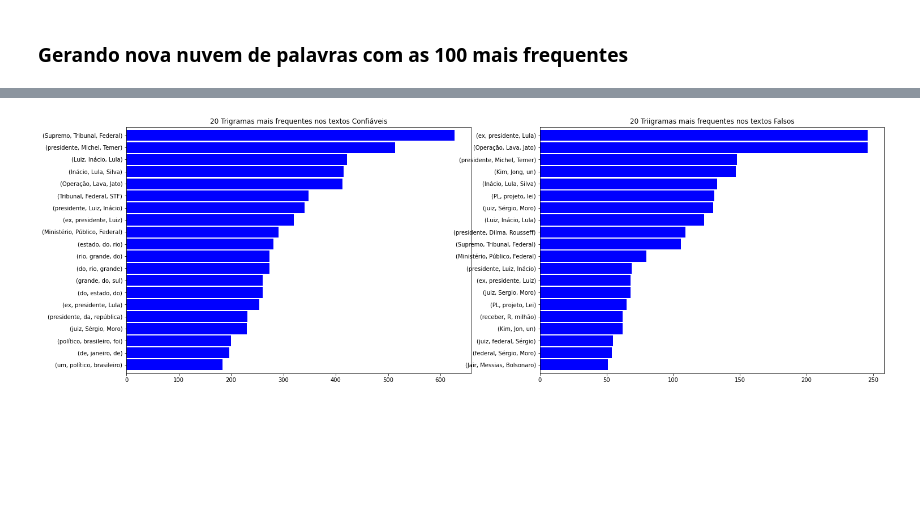
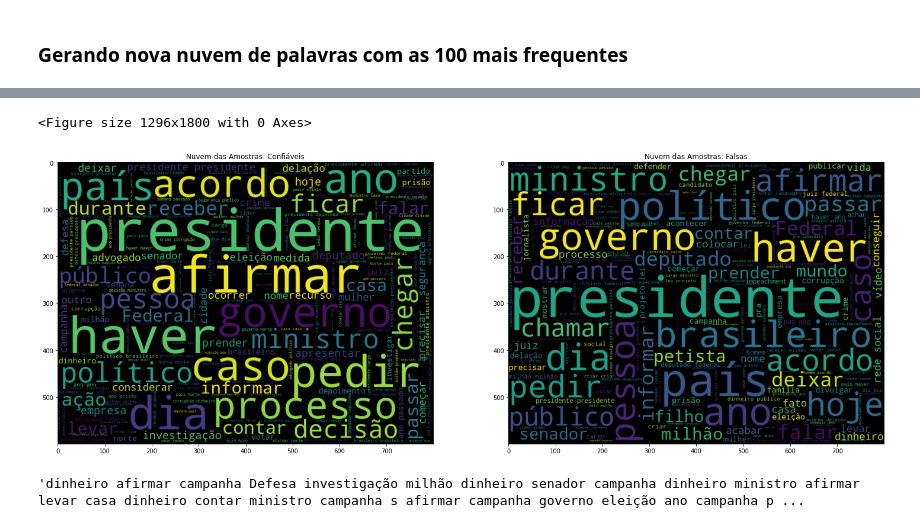
Before and after one commit to caesarcc/pucminas-tcc-fake-news-detection, a Jupyter notebook: passo04_analise_exploracao.ipynb, the cells around one changed output, grey strips where cells are left out. Cells and saved outputs as stored; diff of their text form; code cells hidden in the pictures; blank space fills up the shorter version.

```diff
--- a/passo04_analise_exploracao.ipynb
+++ b/passo04_analise_exploracao.ipynb
@@ -48,18 +70,21 @@ memory usage: 252.1+ KB
 # %%
-# Coleta todas palavras e remove pontuação para facilitar vizualização
-palavras_confiavel = re.sub(' +', ' ', re.sub(r'[^a-zA-ZÀ-ÿ]', ' ',
-              ' '.join(dados[dados['classe']==0]['texto_processado'].str.lower())))
-palavras_falsa = re.sub(' +', ' ', re.sub(r'[^a-zA-ZÀ-ÿ]', ' ',
-              ' '.join(dados[dados['classe']==1]['texto_processado'].str.lower())))
+def gera_nuvens_palavras(serie_confiavel, serie_falsa):
+  # Une todas linhas da série em um único super texto
+  texto_confiavel = re.sub(' +', ' ', ' '.join(serie_confiavel))
+  texto_falso = re.sub(' +', ' ', ' '.join(serie_falsa))
 
-# Monta contagem de frequencia das 100 palavras mais comuns
-contagem_confiavel = Counter(palavras_confiavel.split()).most_common(100)
-contagem_falsa = Counter(palavras_falsa.split()).most_common(100)
+  # Monta contagem de frequencia das 100 palavras mais comuns
+  contagem_confiavel = Counter(texto_confiavel.split()).most_common(100)
+  contagem_falsa = Counter(texto_falso.split()).most_common(100)
 
-# Monta lista somente com as palavras unicas
-lista_confiavel = [palavra[0] for palavra in contagem_confiavel]
-lista_falsa = [palavra[0] for palavra in contagem_falsa]
+  # Monta lista somente com as palavras unicas
+  lista_confiavel = [palavra[0] for palavra in contagem_confiavel]
+  lista_falsa = [palavra[0] for palavra in contagem_falsa]
 
-# Monta lista somente com as palavras unicas
-palavras_confiavel = ' '.join([palavra for palavra in re.split("\W+", palavras_confiavel) if palavra.lower() in lista_confiavel])
-palavras_falsa = ' '.join([palavra for palavra in re.split("\W+", palavras_falsa) if palavra.lower() in lista_falsa])
+  # Monta lista somente com as palavras unicas
+  palavras_confiavel = ' '.join([palavra for palavra in re.split("\W+", texto_confiavel)
+      if palavra.lower() in (confiavel.lower() for confiavel in lista_confiavel)])
+  palavras_falsas = ' '.join([palavra for palavra in re.split("\W+", texto_falso)
+      if palavra.lower() in (falsa.lower() for falsa in lista_falsa)])
+
+  return palavras_confiavel, palavras_falsas
@@ -81,2 +110,8 @@ def plota_nuvens(listaLeft, listaRight, tituloLeft, tituloRight):
+# %%
+nlp = pt_core_news_sm.load()
+# Remover stopwords, pontuação e lematizar as setenças
+dados["texto_wordcloud"] = dados.texto_processado.apply(
+    lambda texto: " ".join([token.lemma_ for token in nlp(texto)
+      if not token.is_stop and not token.is_punct]))
 # %% [markdown]
 ### Gerando nova nuvem de palavras com as 100 mais frequentes
@@ -123,8 +118,16 @@ avaliar_ngrams(palavras_falsa, '20 Bigramas mais frequentes nos textos Falsos',
-# %%
-fig, axes = plt.subplots(nrows=1, ncols=2)
-avaliar_ngrams(palavras_confiavel, '20 Trigramas mais frequentes nos textos Confiáveis', n=3, plot_pos=axes[0])
-avaliar_ngrams(palavras_falsa, '20 Triigramas mais frequentes nos textos Falsos', n=3, plot_pos=axes[1])
-#Com a visualização das trigramas dificulta fazer cortes, mas vejo que algumas trigramas se repetem em ordem diferente,
-# espero que o modelo BERT lide bem com isto, pois aqui estou usando o NLTK
-# %% [output]
-[figure, removed]
+# %%
+palavras_confiavel, palavras_falsas = gera_nuvens_palavras(
+    dados[dados['classe']==0]['texto_wordcloud'],
+    dados[dados['classe']==1]['texto_wordcloud']
+)
+plota_nuvens(
+    palavras_confiavel, palavras_falsas, 'Confiáveis', 'Falsas'
+)
+# %% [output]
+<Figure size 1296x1800 with 0 Axes>
+[figure, added]
+# %%
+# Confere lista mais manualmente
+' '.join(palavras_confiavel.split())[:1000]
+# %% [output]
+'dinheiro afirmar campanha Defesa investigação milhão dinheiro senador campanha dinheiro ministro afirmar levar casa dinheiro contar ministro campanha s afirmar campanha governo eleição ano campanha p ...
```
Also changed, not shown: parts of 19 cells of this notebook.
